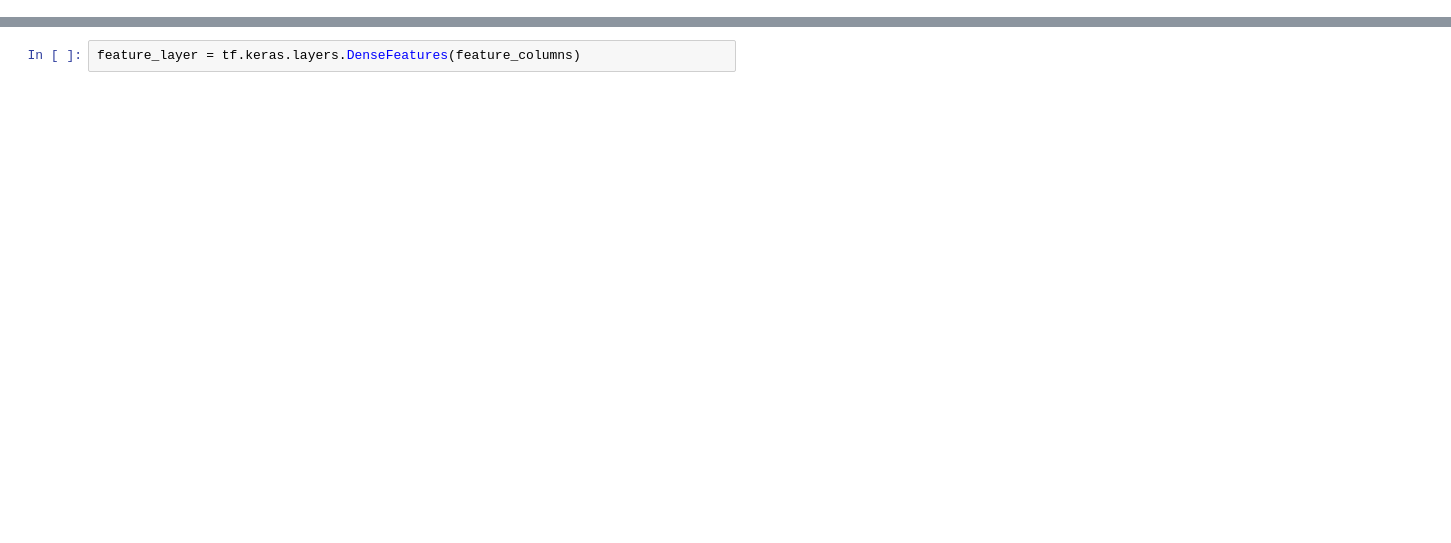
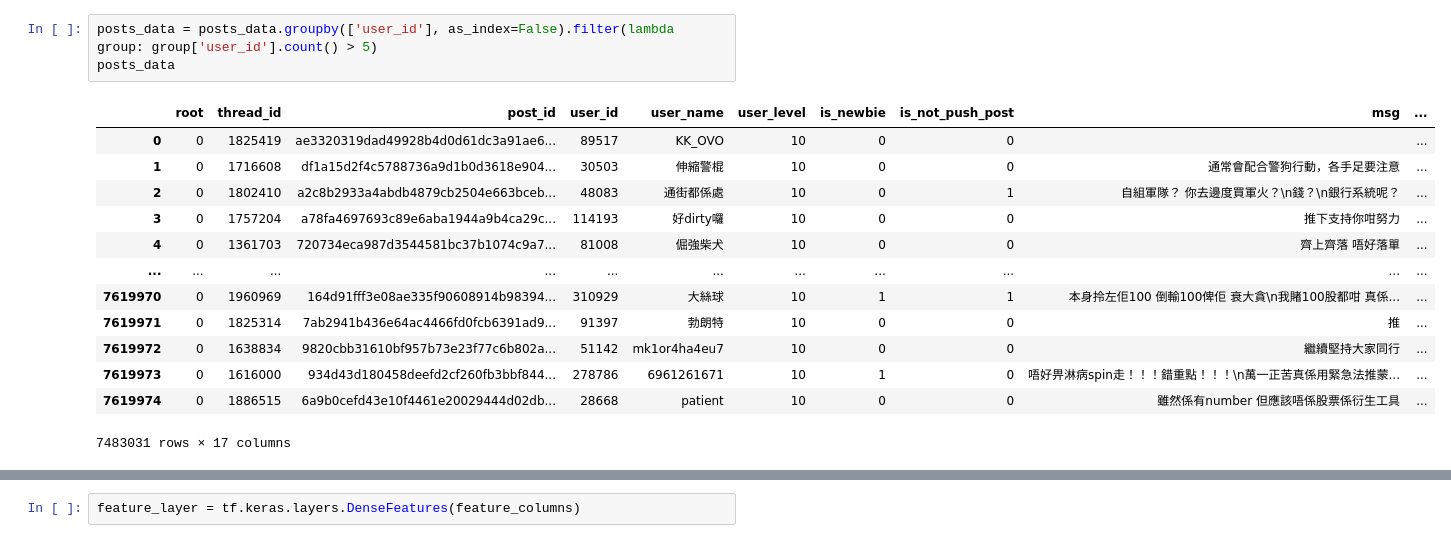
Before and after one commit to horacelai/comp4641-project, a Jupyter notebook: classification/classification.ipynb, the cells around one changed output, grey strips where cells are left out. Saved outputs shown, nothing was run; the diff lists cells and outputs as text; blank space fills up the shorter version.

```diff
--- a/classification/classification.ipynb
+++ b/classification/classification.ipynb
@@ -182,0 +336,17 @@ posts_data[posts_data['troll'] == 1]
+# %%
+posts_data = posts_data.groupby(['user_id'], as_index=False).filter(lambda group: group['user_id'].count() > 5)
+posts_data
+# %% [output]
+|  | root | thread_id | post_id | user_id | user_name | user_level | is_newbie | is_not_push_post | msg | ... |
+| 0 | 0 | 1825419 | ae3320319dad49928b4d0d61dc3a91ae6... | 89517 | KK_OVO | 10 | 0 | 0 |  | ... |
+| 1 | 0 | 1716608 | df1a15d2f4c5788736a9d1b0d3618e904... | 30503 | 伸縮警棍 | 10 | 0 | 0 | 通常會配合警狗行動，各手足要注意 | ... |
+| 2 | 0 | 1802410 | a2c8b2933a4abdb4879cb2504e663bceb... | 48083 | 通街都係處 | 10 | 0 | 1 | 自組軍隊？ 你去邊度買軍火？\n錢？\n銀行系統呢？ | ... |
+| 3 | 0 | 1757204 | a78fa4697693c89e6aba1944a9b4ca29c... | 114193 | 好dirty囉 | 10 | 0 | 0 | 推下支持你咁努力 | ... |
+| 4 | 0 | 1361703 | 720734eca987d3544581bc37b1074c9a7... | 81008 | 倔強柴犬 | 10 | 0 | 0 | 齊上齊落 唔好落單 | ... |
+| ... | ... | ... | ... | ... | ... | ... | ... | ... | ... | ... |
+| 7619970 | 0 | 1960969 | 164d91fff3e08ae335f90608914b98394... | 310929 | 大絲球 | 10 | 1 | 1 | 本身拎左佢100 倒輸100俾佢 衰大貪\n我賭100股都咁 真係... | ... |
+| 7619971 | 0 | 1825314 | 7ab2941b436e64ac4466fd0fcb6391ad9... | 91397 | 勃朗特 | 10 | 0 | 0 | 推 | ... |
+| 7619972 | 0 | 1638834 | 9820cbb31610bf957b73e23f77c6b802a... | 51142 | mk1or4ha4eu7 | 10 | 0 | 0 | 繼續堅持大家同行 | ... |
+| 7619973 | 0 | 1616000 | 934d43d180458deefd2cf260fb3bbf844... | 278786 | 6961261671 | 10 | 1 | 0 | 唔好畀淋病spin走！！！錯重點！！！\n萬一正苦真係用緊急法推蒙... | ... |
+| 7619974 | 0 | 1886515 | 6a9b0cefd43e10f4461e20029444d02db... | 28668 | patient | 10 | 0 | 0 | 雖然係有number 但應該唔係股票係衍生工具 | ... |
+7483031 rows × 17 columns
```
Also changed, not shown: parts of 44 cells of this notebook.
